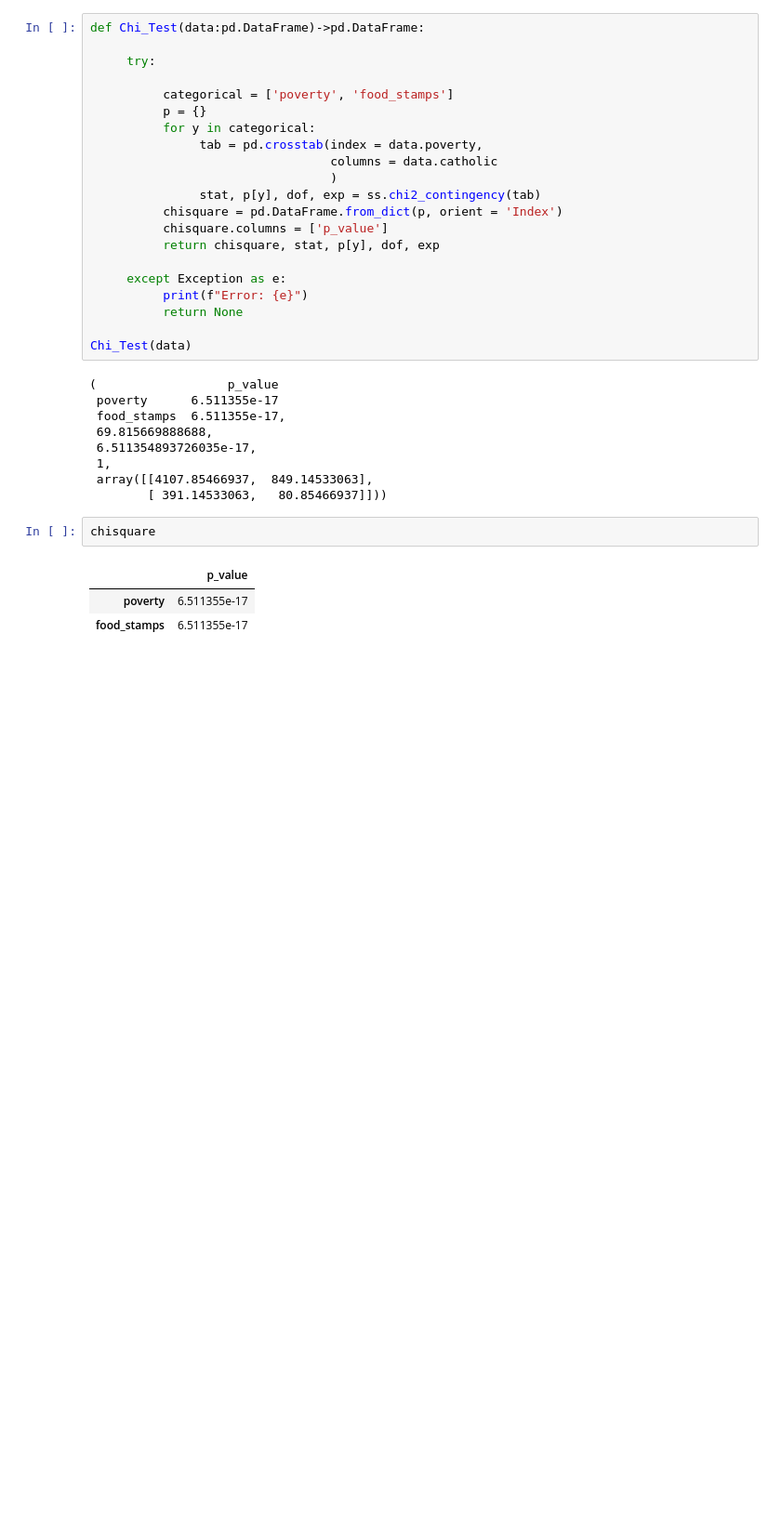
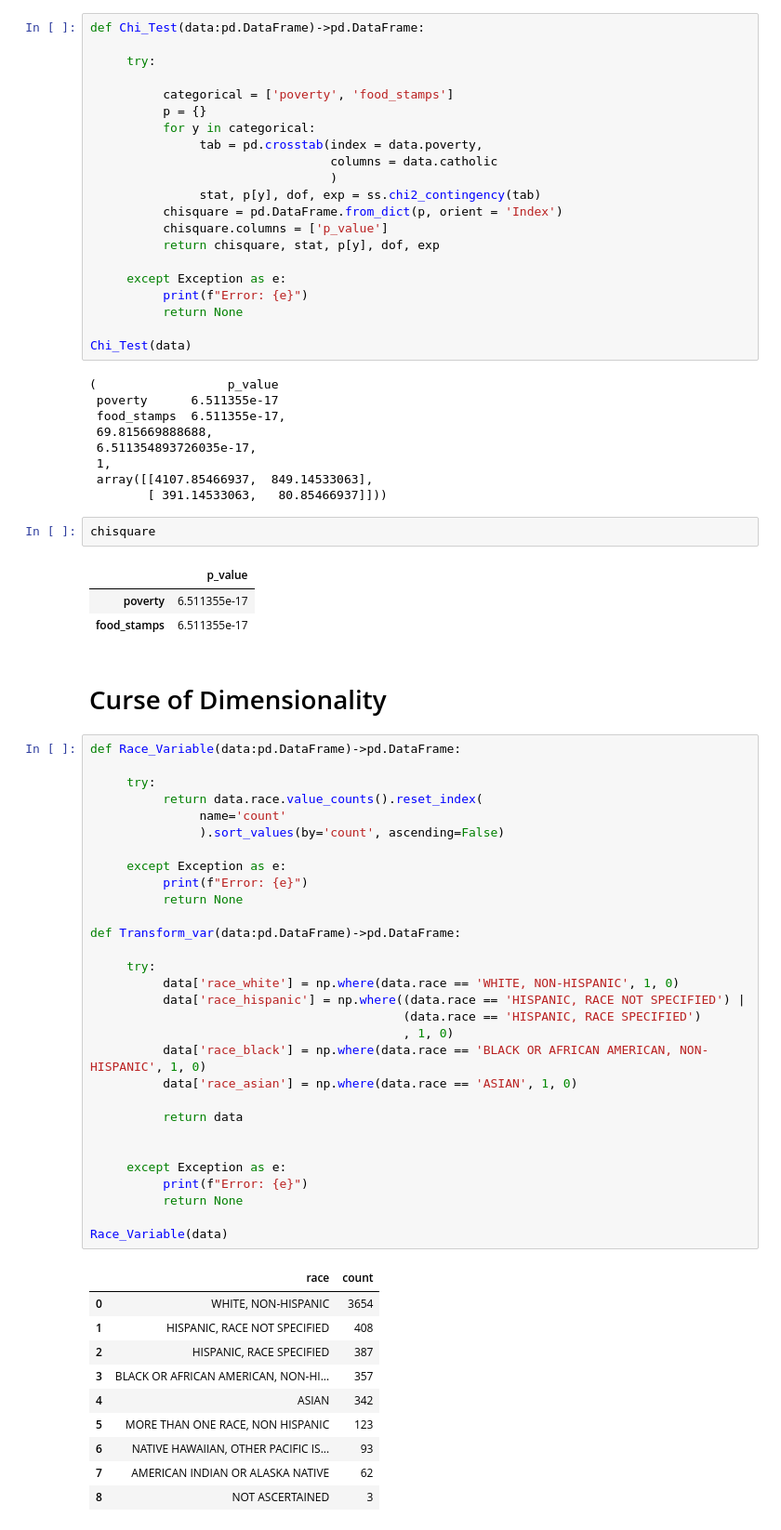
Before and after one commit to Maruf-Ahmad-khan/Feature-Scaling, a Jupyter notebook: Basic_statistics/Matching.ipynb, the cells around one changed output. Shown at 93% size. Saved outputs shown, nothing was run; the diff lists cells and outputs as text; blank space fills up the shorter version.

```diff
--- a/Basic_statistics/Matching.ipynb
+++ b/Basic_statistics/Matching.ipynb
@@ -279,3 +279,46 @@ chisquare
 |  | p_value |
 | poverty | 6.511355e-17 |
 | food_stamps | 6.511355e-17 |
+# %% [markdown]
+# Curse of Dimensionality
+# %%
+def Race_Variable(data:pd.DataFrame)->pd.DataFrame:
+
+     try:
+          return data.race.value_counts().reset_index(
+               name='count'
+               ).sort_values(by='count', ascending=False)
+
+     except Exception as e:
+          print(f"Error: {e}")
+          return None
+
+def Transform_var(data:pd.DataFrame)->pd.DataFrame:
+
+     try:
+          data['race_white'] = np.where(data.race == 'WHITE, NON-HISPANIC', 1, 0)
+          data['race_hispanic'] = np.where((data.race == 'HISPANIC, RACE NOT SPECIFIED') |
+                                           (data.race == 'HISPANIC, RACE SPECIFIED')
+                                           , 1, 0)
+          data['race_black'] = np.where(data.race == 'BLACK OR AFRICAN AMERICAN, NON-HISPANIC', 1, 0)
+          data['race_asian'] = np.where(data.race == 'ASIAN', 1, 0)
+
+          return data
+
+
+     except Exception as e:
+          print(f"Error: {e}")
+          return None
+
+Race_Variable(data)
+# %% [output]
+|  | race | count |
+| 0 | WHITE, NON-HISPANIC | 3654 |
+| 1 | HISPANIC, RACE NOT SPECIFIED | 408 |
+| 2 | HISPANIC, RACE SPECIFIED | 387 |
+| 3 | BLACK OR AFRICAN AMERICAN, NON-HI... | 357 |
+| 4 | ASIAN | 342 |
+| 5 | MORE THAN ONE RACE, NON HISPANIC | 123 |
+| 6 | NATIVE HAWAIIAN, OTHER PACIFIC IS... | 93 |
+| 7 | AMERICAN INDIAN OR ALASKA NATIVE | 62 |
+| 8 | NOT ASCERTAINED | 3 |
```
Also changed, not shown: parts of 3 cells of this notebook, 3 other files.
